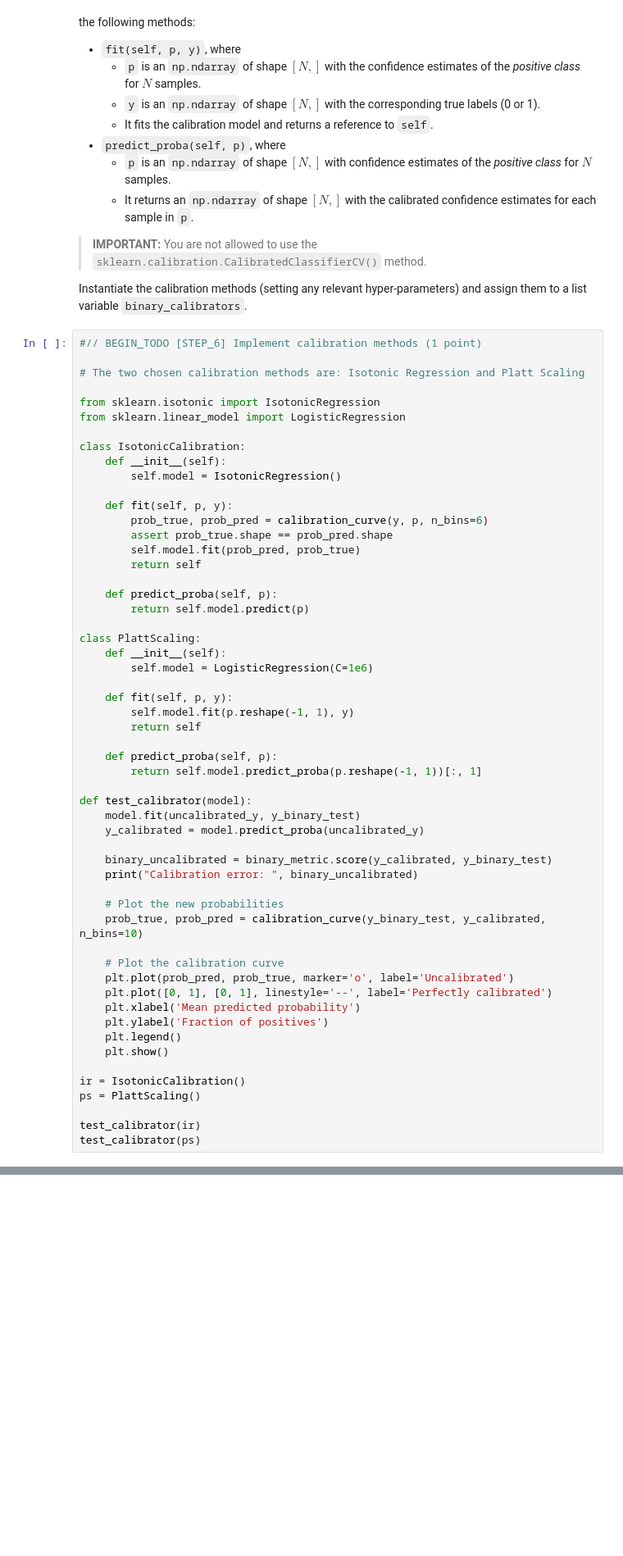
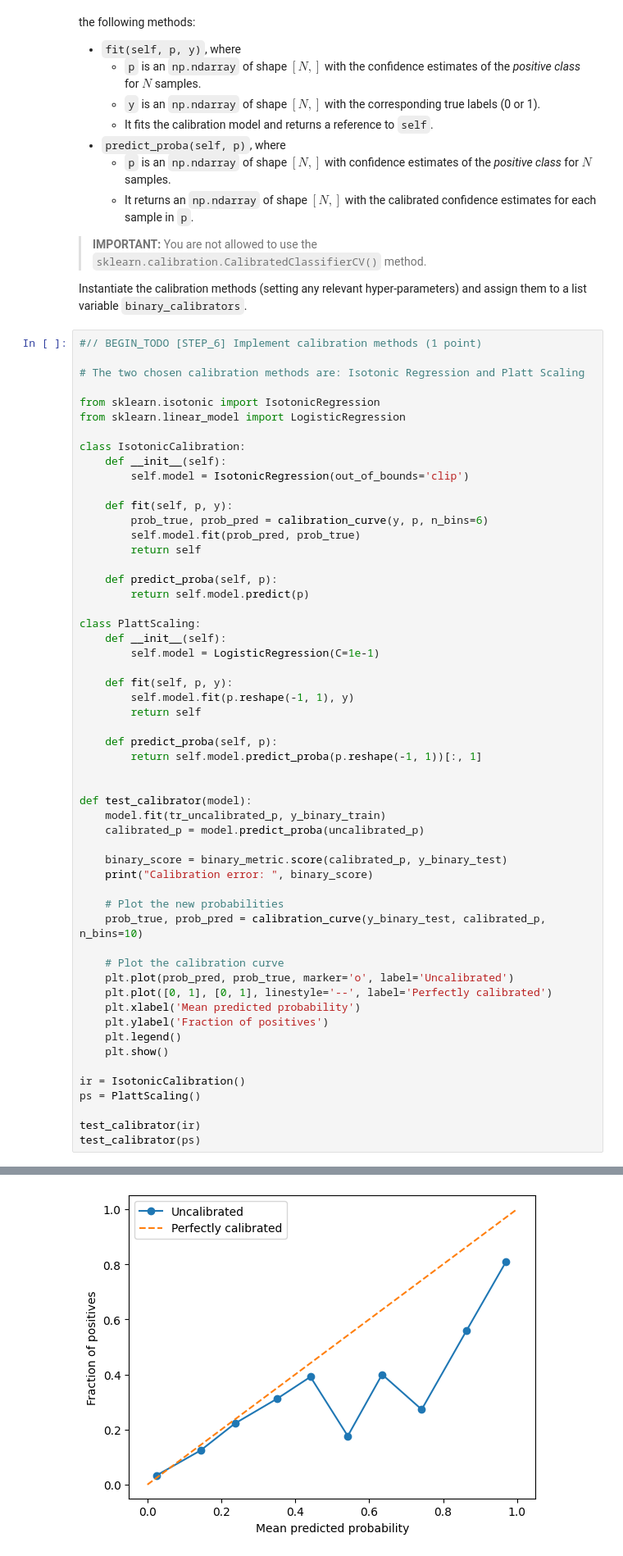
Before and after one commit to enesbkoca/wafer_calibration, a Jupyter notebook: calibration.ipynb, the cells around one changed output, grey strips where cells are left out. Shown at 82% size. Saved outputs shown, nothing was run; the diff lists cells and outputs as text; blank space fills up the shorter version.

```diff
--- a/calibration.ipynb
+++ b/calibration.ipynb
@@ -314,11 +335,10 @@ from sklearn.linear_model import LogisticRegression
 
 class IsotonicCalibration:
     def __init__(self):
-        self.model = IsotonicRegression()
+        self.model = IsotonicRegression(out_of_bounds='clip')
 
     def fit(self, p, y):
         prob_true, prob_pred = calibration_curve(y, p, n_bins=6)
-        assert prob_true.shape == prob_pred.shape
         self.model.fit(prob_pred, prob_true)
         return self
 
@@ -327,7 +347,7 @@ class IsotonicCalibration:
 
 class PlattScaling:
     def __init__(self):
-        self.model = LogisticRegression(C=1e6)
+        self.model = LogisticRegression(C=1e-1)
 
     def fit(self, p, y):
         self.model.fit(p.reshape(-1, 1), y)
@@ -336,15 +356,16 @@ class PlattScaling:
     def predict_proba(self, p):
         return self.model.predict_proba(p.reshape(-1, 1))[:, 1]
 
+
 def test_calibrator(model):
-    model.fit(uncalibrated_y, y_binary_test)
-    y_calibrated = model.predict_proba(uncalibrated_y)
+    model.fit(tr_uncalibrated_p, y_binary_train)
+    calibrated_p = model.predict_proba(uncalibrated_p)
 
-    binary_uncalibrated = binary_metric.score(y_calibrated, y_binary_test)
-    print("Calibration error: ", binary_uncalibrated)
+    binary_score = binary_metric.score(calibrated_p, y_binary_test)
+    print("Calibration error: ", binary_score)
 
     # Plot the new probabilities
-    prob_true, prob_pred = calibration_curve(y_binary_test, y_calibrated, n_bins=10)
+    prob_true, prob_pred = calibration_curve(y_binary_test, calibrated_p, n_bins=10)
 
     # Plot the calibration curve
     plt.plot(prob_pred, prob_true, marker='o', label='Uncalibrated')
@@ -359,3 +380,4 @@ ps = PlattScaling()
 
 test_calibrator(ir)
 test_calibrator(ps)
+# %% [output]
@@ -361,0 +385 @@ test_calibrator(ps)
+[figure, added]
```
Also changed, not shown: parts of 19 cells of this notebook.
